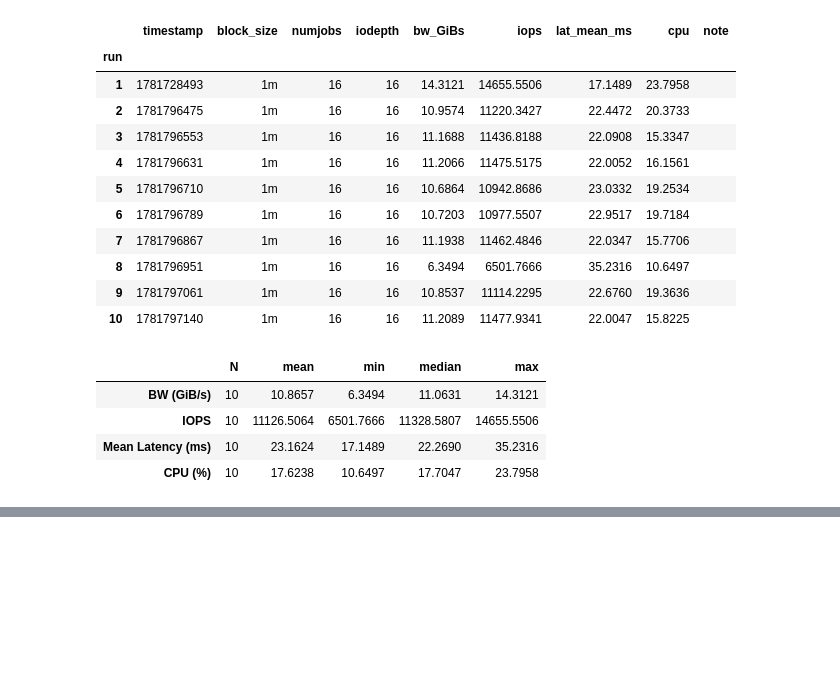
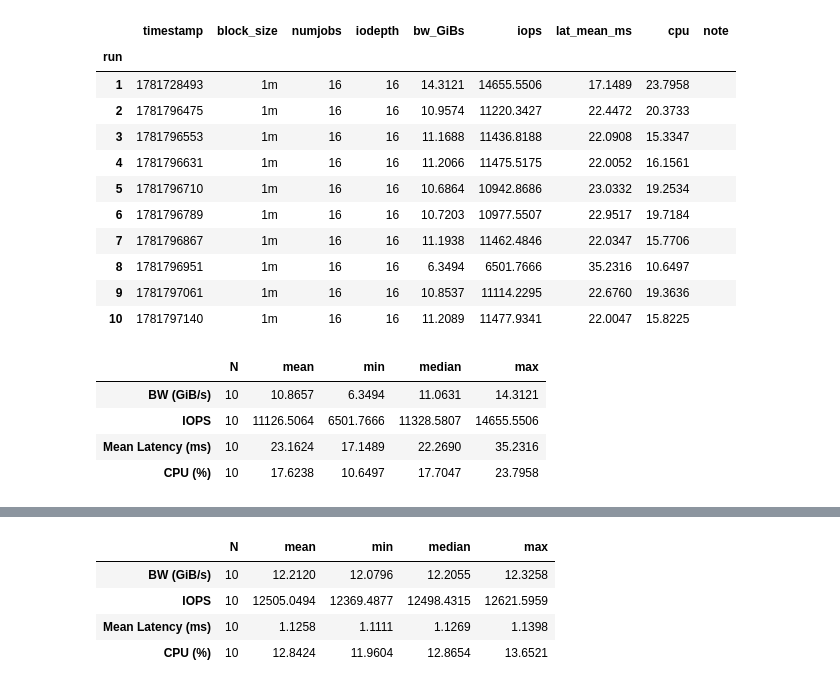
Before and after one commit to cissieAB/pdsw26_daos-bench, a Jupyter notebook: results/aurora/fio/3engines-rand_write/fio_engine_stats.ipynb, the cells around one changed output, grey strips where cells are left out. Saved outputs shown, nothing was run; the diff lists cells and outputs as text; code cells hidden in the pictures; blank space fills up the shorter version.

```diff
--- a/results/aurora/fio/3engines-rand_write/fio_engine_stats.ipynb
+++ b/results/aurora/fio/3engines-rand_write/fio_engine_stats.ipynb
@@ -170,0 +219,25 @@ stats_il
+# %%
+METRICS = {
+    "bw_GiBs"    : "BW (GiB/s)",
+    "iops"       : "IOPS",
+    "lat_mean_ms": "Mean Latency (ms)",
+    "cpu"        : "CPU (%)",
+}
+
+stats_pv2 = (
+    df_pv2[list(METRICS)]
+    .agg(["count", "mean", "min", "median", "max"])
+    .rename(index={"count": "N"})
+    .rename(columns=METRICS)
+    .T
+)
+stats_pv2["N"] = stats_pv2["N"].astype(int)
+
+pd.set_option("display.float_format", "{:.4f}".format)
+stats_pv2
+# %% [output]
+|  | N | mean | min | median | max |
+| BW (GiB/s) | 10 | 12.2120 | 12.0796 | 12.2055 | 12.3258 |
+| IOPS | 10 | 12505.0494 | 12369.4877 | 12498.4315 | 12621.5959 |
+| Mean Latency (ms) | 10 | 1.1258 | 1.1111 | 1.1269 | 1.1398 |
+| CPU (%) | 10 | 12.8424 | 11.9604 | 12.8654 | 13.6521 |
```
Also changed, not shown: parts of 7 cells of this notebook, 8 other files.
